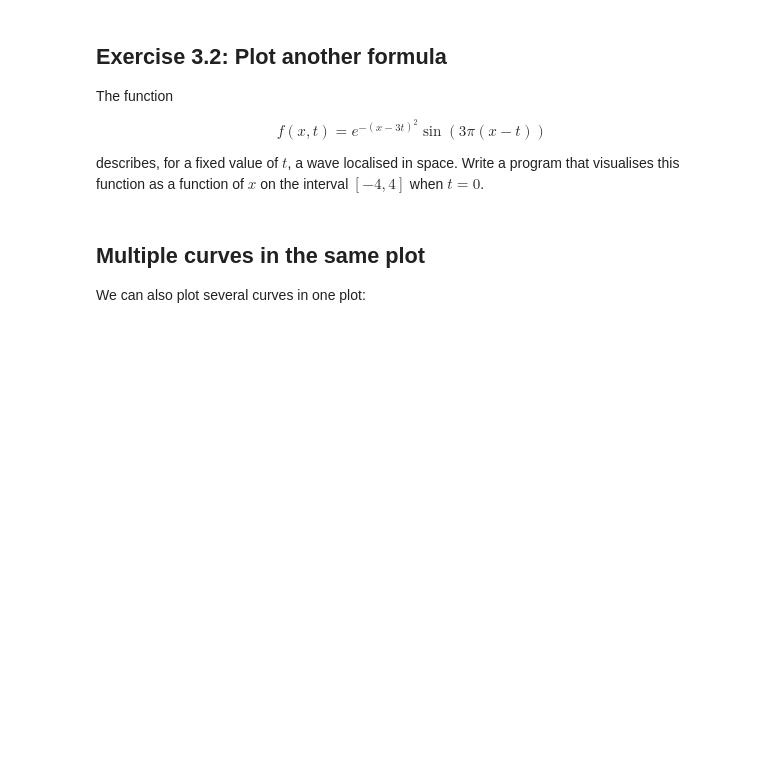
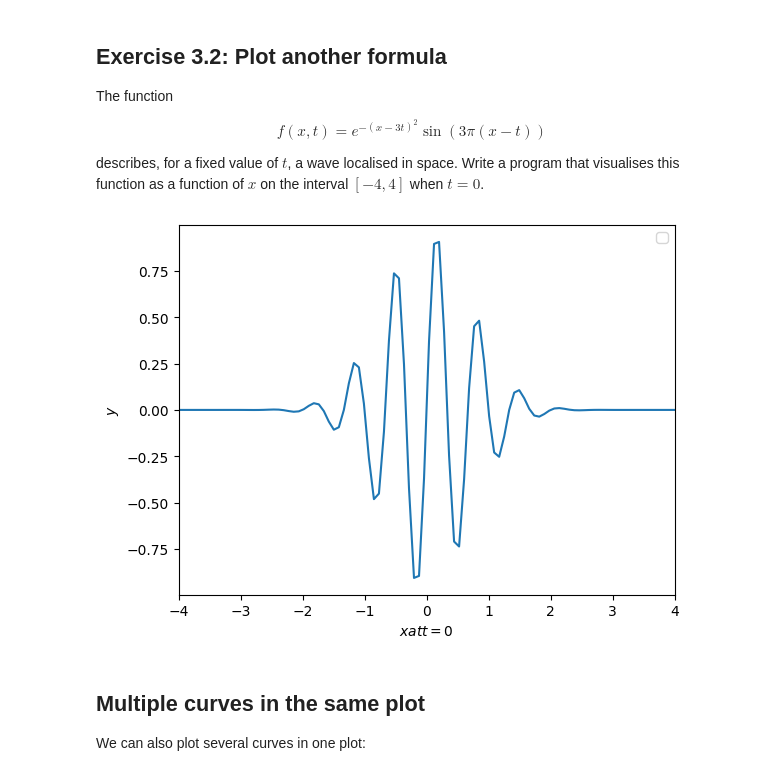
Before and after one commit to duarte-alex/introduction-to-python, a Jupyter notebook: lecture3/lecture3.ipynb, the cells around one changed output. Saved outputs shown, nothing was run; the diff lists cells and outputs as text; code cells hidden in the pictures; blank space fills up the shorter version.

```diff
--- a/lecture3/lecture3.ipynb
+++ b/lecture3/lecture3.ipynb
@@ -73,3 +92,18 @@ describes, for a fixed value of $t$, a wave localised in space. Write a program
+# %%
+def f3_2(x, t):
+    return np.exp(-(x - 3*t)**2)*np.sin(3*np.pi*(x - t))
+
+x = np.linspace(-4, 4, 100)
+y = f3_2(x, 0)
+
+plt.plot(x, y)
+plt.xlabel(r"$x at t = 0$")
+plt.ylabel(r"$y$")
+plt.xlim([-4, 4])
+plt.legend()
+plt.show()
+# %% [output]
+[figure, added]
 # %% [markdown]
 ## Multiple curves in the same plot
 
```
Also changed, not shown: parts of 28 cells of this notebook, 13 other files.
